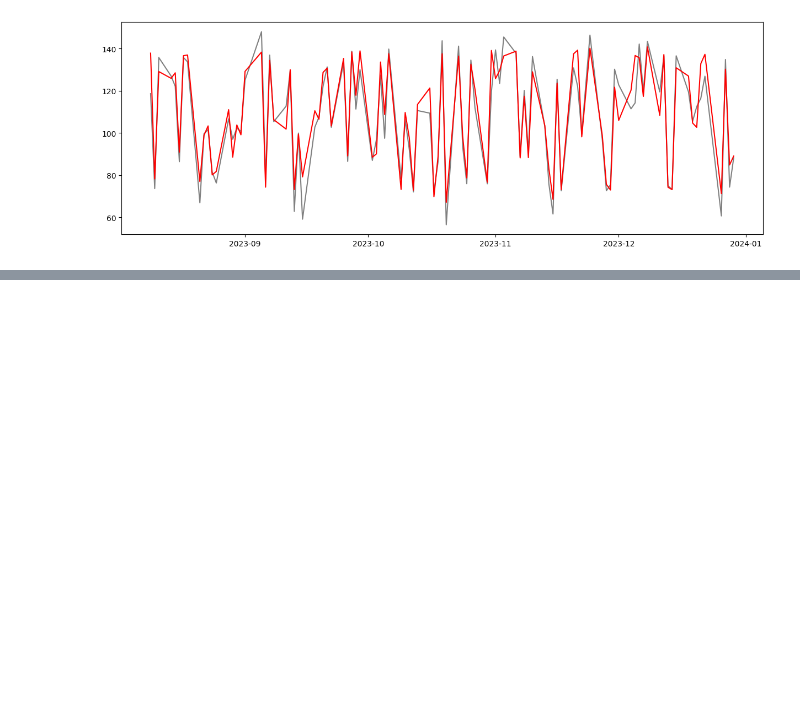
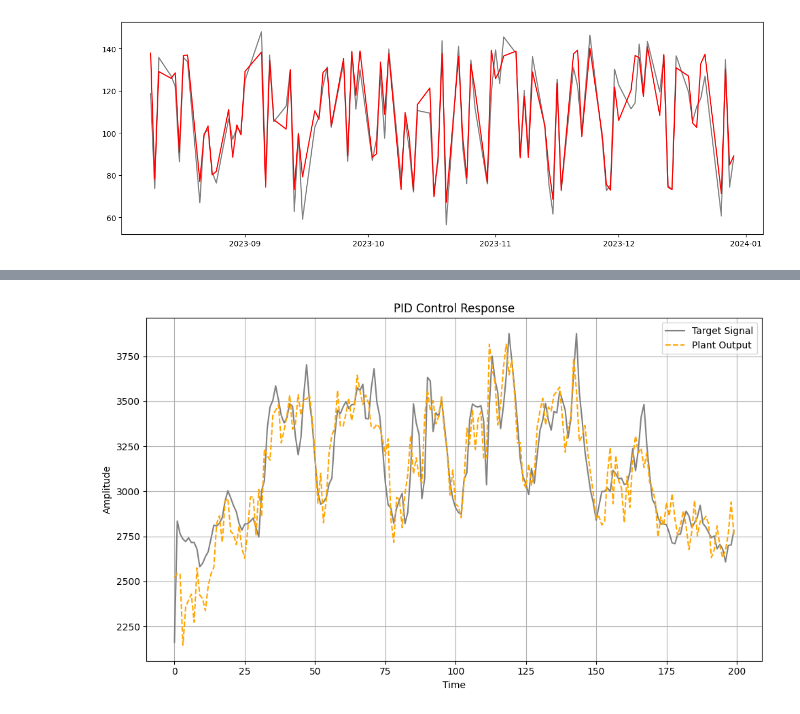
Before and after one commit to Ykiiii/Timing-signal-analysis, a Jupyter notebook: RNN.ipynb, the cells around one changed output, grey strips where cells are left out. Saved outputs shown, nothing was run; the diff lists cells and outputs as text; code cells hidden in the pictures; blank space fills up the shorter version.

```diff
--- a/RNN.ipynb
+++ b/RNN.ipynb
@@ -690,0 +714,16 @@ plt.show()
+# %%
+
+from sklearn.metrics import mean_squared_error, mean_absolute_error, r2_score, explained_variance_score
+
+def model_evaluation(y_true, y_pred):
+    # 均方误差（MSE）
+    mse = mean_squared_error(y_true, y_pred)
+    # 均方根误差（RMSE）
+    rmse = np.sqrt(mse)
+    # 平均绝对误差（MAE）
+    mae = mean_absolute_error(y_true, y_pred)
+    # R平方（R2）
+    r2 = r2_score(y_true, y_pred)
+    # 解释方差得分（Explained Variance Score）
+    explained_variance = explained_variance_score(y_true, y_pred)
+    return mse,rmse,mae,r2,explained_variance
@@ -690,0 +732,78 @@ plt.show()
+# %%
+import numpy as np
+import matplotlib.pyplot as plt
+import pandas as pd
+
+class PlantModel:
+    def __init__(self,time_constant=10.0):
+        self.time_constant = time_constant
+
+    def response(self, control_input, previous_output):
+        model_response = previous_output + (control_input - previous_output) / self.time_constant
+        model_response += 100*np.random.randn()
+        return model_response
+
+class PIDController:
+    def __init__(self, Kp=5.0, Ki=0.5, Kd=0.1):
+        self.Kp = Kp
+        self.Ki = Ki
+        self.Kd = Kd
+        self.prev_error = 0
+        self.integral = 0
+
+    def control(self, reference_signal, model_response):
+        error = reference_signal - model_response
+        self.integral += error
+        derivative = error - self.prev_error
+        control_signal = self.Kp * error + self.Ki * self.integral + self.Kd * derivative
+        self.prev_error = error
+        return control_signal
+
+def target_function(step):
+    # 定义控制目标函数
+    filename = 'data\electricity_cleaned.txt'
+    data_frame = pd.read_csv(filename, header=None)
+    matrix = data_frame.values
+    target_signal = matrix[step,0]
+    return target_signal
+
+def simulate_step(pid_controller, plant_model, model_response, step):
+    control_signal = pid_controller.control(target_function(step),model_response)
+    return control_signal
+
+if __name__ == "__main__":
+    # 创建被控对象
+    plant_model = PlantModel()
+    # 创建PID控制器
+    pid_controller = PIDController()
+    # 模拟过程
+    steps = 200
+    time = np.arange(steps)
+    ref_signals = list(matrix[time,0])
+
+    # for step in range(steps):
+    #     control_signal = simulate_step(pid_controller, plant_model, values[-1], step)
+    #     values.append(values[-1] + control_signal)
+    predicts = [1]
+    for pre_step in predicts:
+        model_responses = [2500]
+        control_signals = []
+        for step in range(steps):
+            control_signal = pid_controller.control(target_function(step+pre_step), model_responses[-1])
+            control_signals.append(control_signal)
+            model_response = plant_model.response(control_signal, model_responses[-1])
+            model_responses.append(model_response)
+        print('pre_step:%d'%pre_step,model_evaluation(ref_signals,model_responses[1:]))
+
+    plt.figure(figsize=(10, 6))
+    plt.plot(time, ref_signals, label='Target Signal', color='gray')
+    plt.plot(time, model_responses[1:], label='Plant Output', linestyle='--', color='orange')
+    # plt.plot(time, control_signals, label='Controlled Output', linestyle='-', color='blue')
+    plt.xlabel('Time')
+    plt.ylabel('Amplitude')
+    plt.title('PID Control Response')
+    plt.legend()
+    plt.grid(True)
+    plt.tight_layout()
+    plt.show()
+# %% [output]
@@ -690,0 +811 @@ plt.show()
+[figure, added]
```
Also changed, not shown: parts of 10 cells of this notebook, 4 other files.
